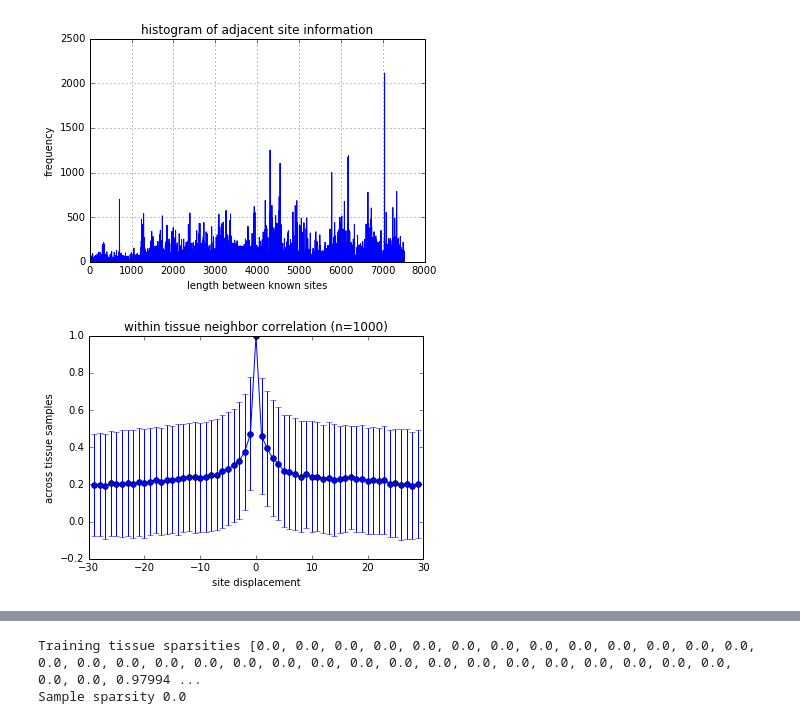
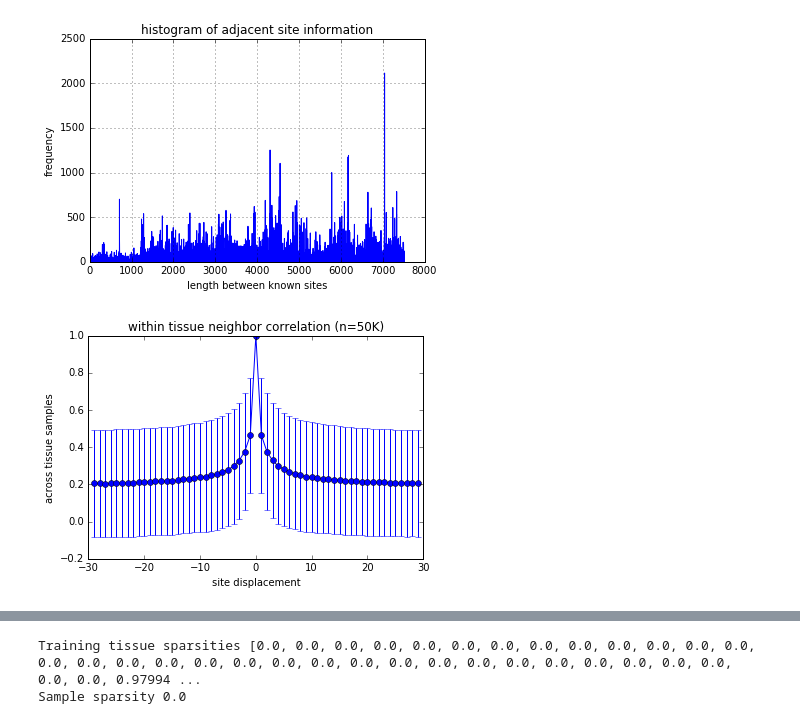
Before and after one commit to PrincetonUniversity/final-proj-cos-424, a Jupyter notebook: exploratory_analysis.ipynb, the cells around one changed output, grey strips where cells are left out. Cells and saved outputs as stored; diff of their text form; code cells hidden in the pictures.

Commit message:
permuted correlation matrix, neighboring sites correlation for primary dataset

```diff
--- a/exploratory_analysis.ipynb
+++ b/exploratory_analysis.ipynb
@@ -134,33 +155,33 @@ sd of number of bp between sites 86.9614546017
 [figure]
 # %%
 # Observe nearby site correlations
-#TODO(vlad17): better sampling technique
 
 def correlation(x, y):
     ix = np.where(~np.isnan(x) & ~np.isnan(y))
     return pearsonr(x[ix], y[ix])[0]
 
+# rm b33
+X = train_df[train_tissues[:-1]].values
+
 # Choose a random site, check neighbors within vicinity of 'reach'
 reach = list(range(30))
 reach = [-x for x in reversed(reach)] + reach[1:]
-def sample_corr(reach):
-    site = random.randint(max(reach), len(train_df) - max(reach) - 1)
-    y = np.array(train_df.iloc[site][train_tissues[:-1]]
-                 .values).astype(np.float64)
-    nbrs = [site + i for i in reach]
-    xs = np.array(train_df.iloc[nbrs][train_tissues[:-1]]
-                  .values).astype(np.float64)
-    return np.array([correlation(x, y) for x in xs])
 
-sample = 1000
-test = np.array([sample_corr(reach) for i in range(sample)])
-plt.errorbar(reach, np.mean(test, axis=0), fmt='-o', yerr=np.std(test, axis=0))
-plt.title('within tissue neighbor correlation (n={})'.format(sample))
+sample = 50000
+sites = np.random.randint(max(reach), len(train_df) - max(reach) - 1, sample)
+nbrs = [i + sites for i in reach]
+
+site_vals = X[sites]
+nbrs_vals = [X[nbr] for nbr in nbrs]
+corrs = np.array([[correlation(x, y) for x, y in zip(site_vals, nbr_vals)] for nbr_vals in nbrs_vals])
+
+plt.errorbar(reach, np.mean(corrs, axis=1), fmt='-o', yerr=np.std(corrs, axis=1))
+plt.title('within tissue neighbor correlation (n={}K)'.format(sample // 1000))
 plt.ylabel('across tissue samples')
 plt.xlabel('site displacement')
 plt.show()
 # %% [output]
-[figure, old version]
+[figure, new version]
 # %%
 # Perhaps there are obvious sequence trends?
 def local_impute(data):
```
Also changed, not shown: parts of 6 cells of this notebook.
